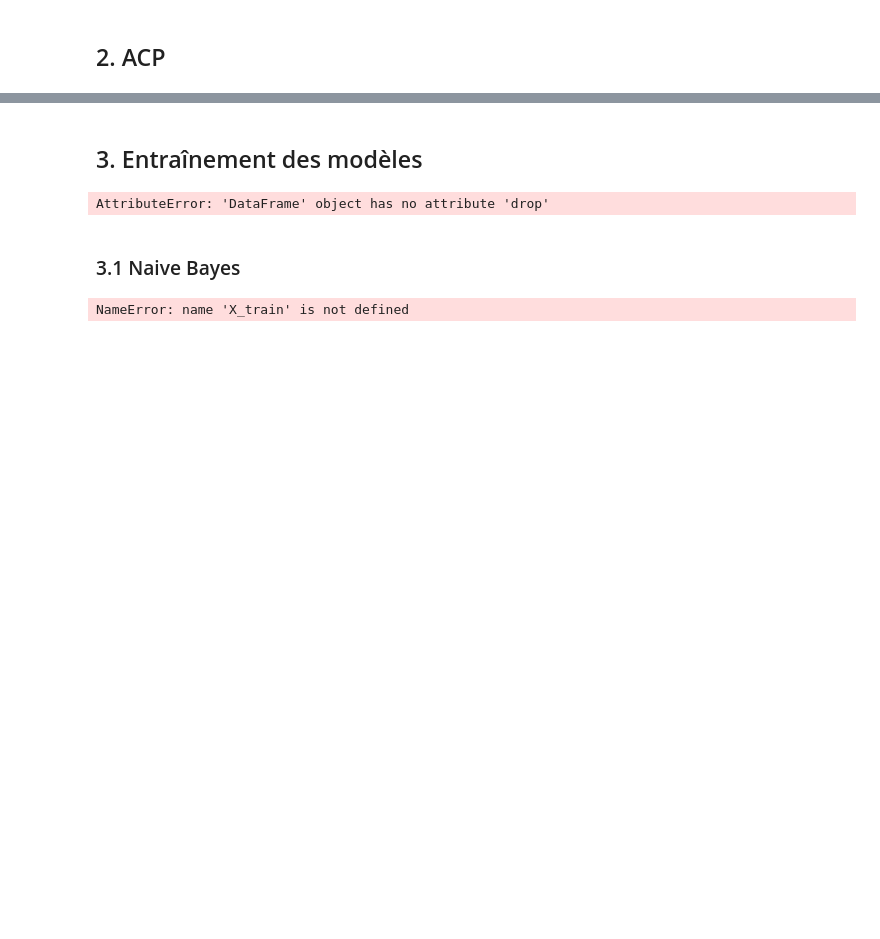
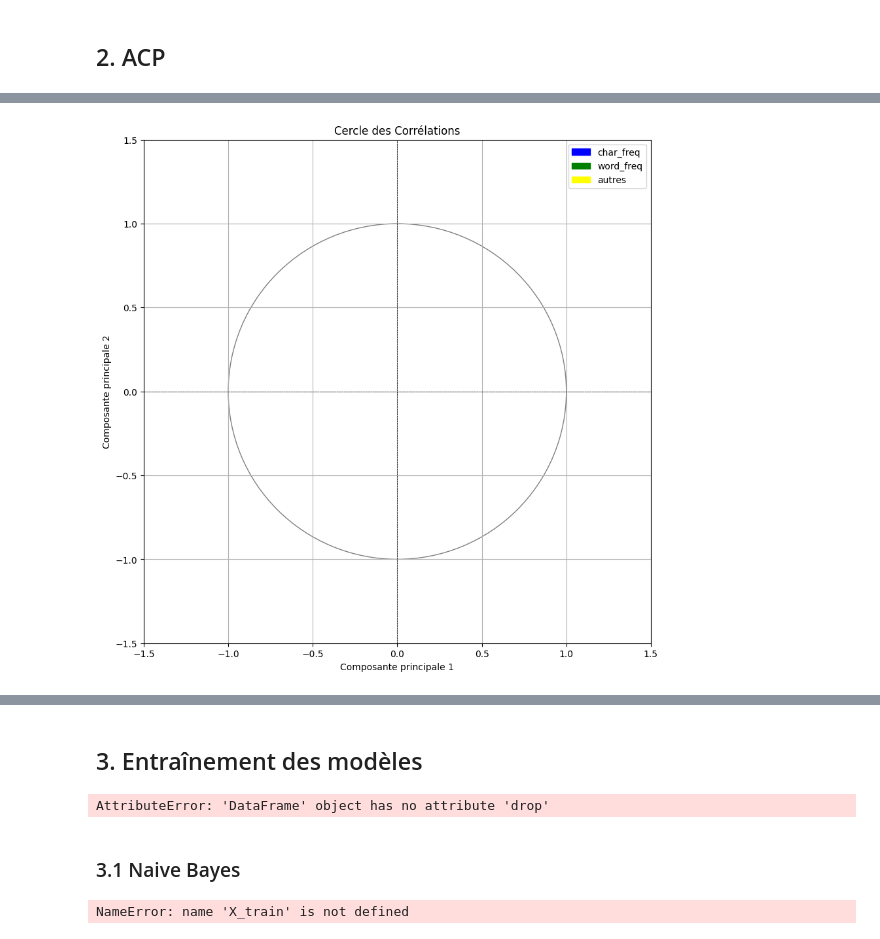
Before and after one commit to FlorianClaisse/Projet_Analyse, a Jupyter notebook: script.ipynb, the cells around one changed output, grey strips where cells are left out. Saved outputs shown, nothing was run; the diff lists cells and outputs as text; code cells hidden in the pictures; blank space fills up the shorter version.

```diff
--- a/script.ipynb
+++ b/script.ipynb
@@ -57,0 +42,83 @@ NameError: name 'train_df' is not defined
+# %%
+import numpy as np
+import matplotlib.pyplot as plt
+import matplotlib.patches as mpatches  # Ajout de l'importation des patches
+
+# Normalisation des données (centrage des variables)
+Z = train_df - train_df.mean(axis=0)
+
+# Calcul de la matrice de covariance
+S = np.cov(Z, rowvar=False)
+
+# Calcul des valeurs propres et des vecteurs propres
+ls, vs = np.linalg.eig(S)
+
+# Tri des valeurs propres et des vecteurs propres
+idx = np.argsort(ls)[::-1]
+ls_tries = ls[idx]
+vs_tries = vs[:, idx]
+
+# Affichage du pourcentage de variance expliquée
+print(f'Pourcentage de variance gardée par les 2 premières composantes principales : {np.sum(ls_tries[:2]) / np.sum(ls_tries):.2f}')
+
+# Transformation des données
+Z_new = np.dot(Z, vs_tries[:, :2])  # Multiplie Z par les deux premiers vecteurs propres
+
+# Échelle des composantes principales (éventuellement ajustée)
+eigenvalues_sqrt = np.sqrt(ls_tries[:2])  # Racine carrée des valeurs propres
+components = vs_tries[:, :2] * eigenvalues_sqrt * 1.5  # Projection des composantes principales avec échelle ajustée
+
+# Création du graphique
+fig, ax = plt.subplots(figsize=(10, 10))
+
+# Ajout d'un cercle des corrélations
+circle = plt.Circle((0, 0), 1, color='grey', fill=False)
+ax.add_artist(circle)
+
+# Ajout des points et des flèches
+for i, component in enumerate(components.T):  # Composantes principales en colonnes
+    # S'assurer qu'il y a bien 2 valeurs à décompresser
+    if component.shape[0] == 2:
+        x, y = component  # Décompresser la colonne en x et y
+    else:
+        continue  # Passer à la prochaine itération si la composante n'a pas 2 valeurs
+
+    name = train_df.columns[i]
+    color = 'yellow'
+
+    # Choix des couleurs en fonction du préfixe du nom de la variable
+    if name.startswith('char_freq_'):
+        name = name.replace('char_freq_', '')
+        color = 'blue'
+    elif name.startswith('word_freq_'):
+        name = name.replace('word_freq_', '')
+        color = 'green'
+
+    # Affichage des variables (points)
+    ax.scatter(x, y, color=color, marker='x', s=100)  # Points
+    # Affichage des flèches (quiver)
+    ax.quiver(0, 0, x, y, angles='xy', scale_units='xy', scale=50, color=color, width=0.005)  # Flèche avec quiver
+    ax.text(x * 1.1, y * 1.1, name, color='black', ha='center', va='center')
+
+# Création des légendes
+char_freq_patch = mpatches.Patch(color='blue', label='char_freq')
+word_freq_patch = mpatches.Patch(color='green', label='word_freq')
+autres_patch = mpatches.Patch(color='yellow', label='autres')
+
+# Ajout des légendes au graphique
+ax.legend(handles=[char_freq_patch, word_freq_patch, autres_patch], loc='upper right')
+
+# Configuration des axes et du graphique
+plt.xlim(-1.5, 1.5)  # Augmentation de l'échelle des axes
+plt.ylim(-1.5, 1.5)
+plt.axhline(0, color='black', linestyle='--', linewidth=0.5)
+plt.axvline(0, color='black', linestyle='--', linewidth=0.5)
+plt.xlabel('Composante principale 1')
+plt.ylabel('Composante principale 2')
+plt.grid(True)
+plt.title('Cercle des Corrélations')
+
+# Sauvegarde et affichage du graphique
+plt.savefig('cercle_correlation.png')
+plt.show()
+# %% [output]
@@ -57,0 +126 @@ NameError: name 'train_df' is not defined
+[figure, added]
```
Also changed, not shown: parts of 4 cells of this notebook, 4 other files.
